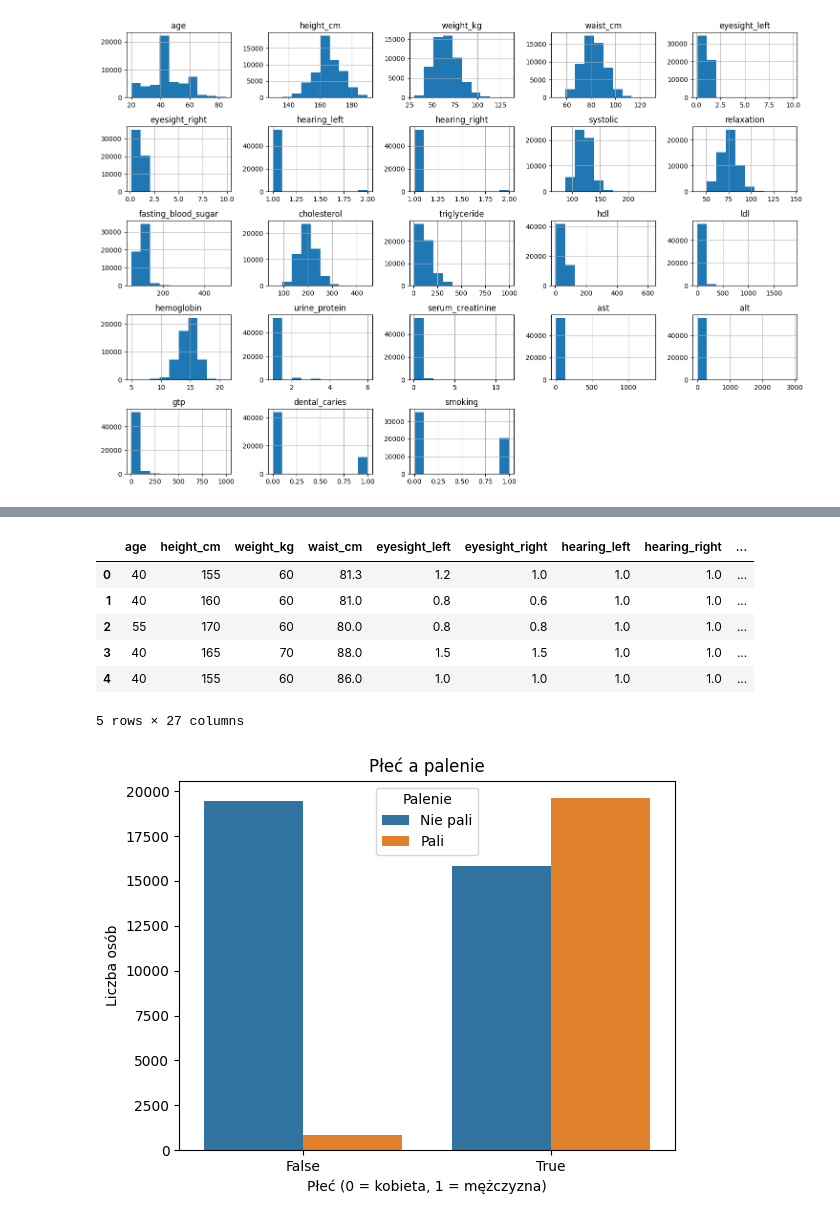
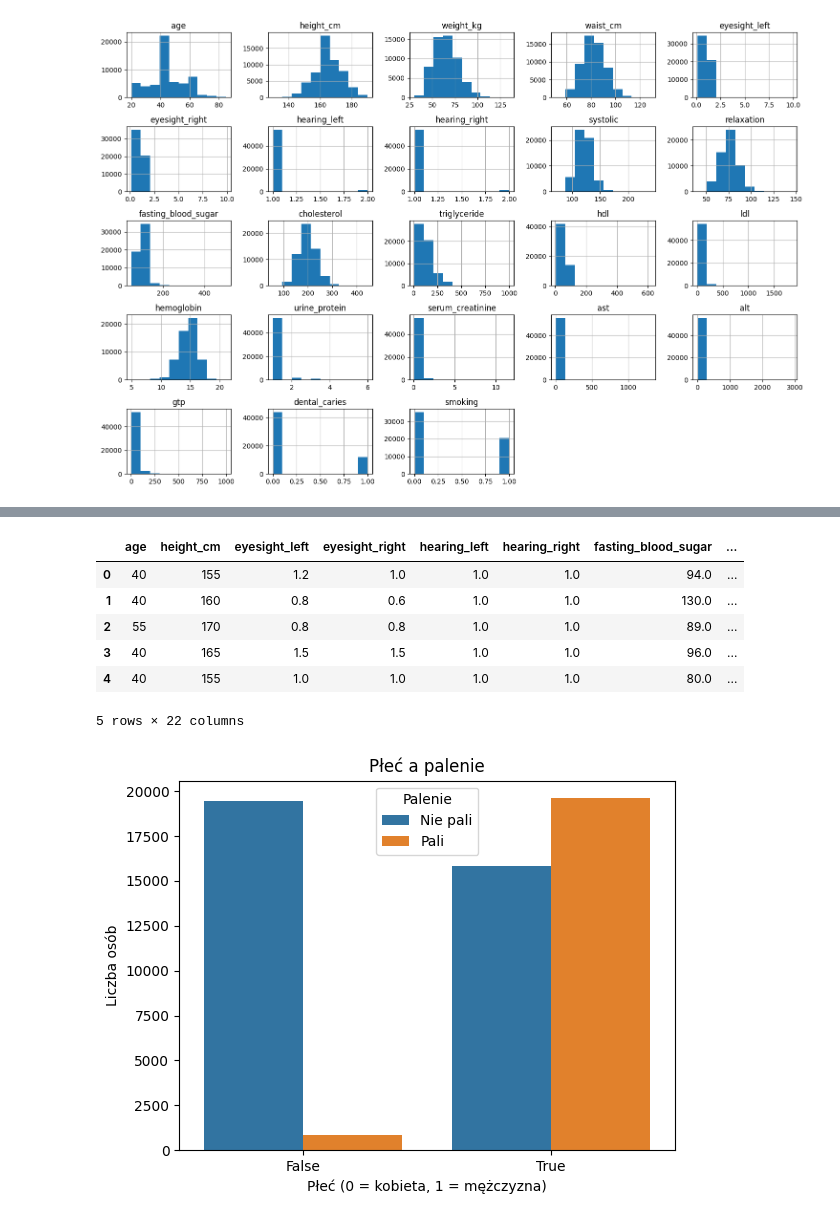
Before and after one commit to msnaspers/ml-pg2025, a Jupyter notebook: projekt_zaliczeniowy.ipynb, the cells around one changed output, grey strips where cells are left out. Saved outputs shown, nothing was run; the diff lists cells and outputs as text; code cells hidden in the pictures.

```diff
--- a/projekt_zaliczeniowy.ipynb
+++ b/projekt_zaliczeniowy.ipynb
@@ -330,3 +281,4 @@ plt.show()
 # %%
-df["pulse_pressure"] = df["systolic"] - df["relaxation"]
-df.head()
+df["systolic_relaxation_multiplication"] = df["systolic"] * df["relaxation"]
+cols_to_drop = ['relaxation', 'systolic']
+df = df.drop(cols_to_drop, axis=1)
@@ -341,11 +284,0 @@ df.head()
-# %%
-df["BMI"] = (df["weight_kg"]/ (df['height_cm']/100) ** 2).round().astype(int)
-df.head()
-# %% [output]
-|  | age | height_cm | weight_kg | waist_cm | eyesight_left | eyesight_right | hearing_left | hearing_right | ... |
-| 0 | 40 | 155 | 60 | 81.3 | 1.2 | 1.0 | 1.0 | 1.0 | ... |
-| 1 | 40 | 160 | 60 | 81.0 | 0.8 | 0.6 | 1.0 | 1.0 | ... |
-| 2 | 55 | 170 | 60 | 80.0 | 0.8 | 0.8 | 1.0 | 1.0 | ... |
-| 3 | 40 | 165 | 70 | 88.0 | 1.5 | 1.5 | 1.0 | 1.0 | ... |
-| 4 | 40 | 155 | 60 | 86.0 | 1.0 | 1.0 | 1.0 | 1.0 | ... |
-5 rows × 27 columns
@@ -354,3 +289,14 @@ df["liver_index_ast_alt_gtp_mean"] = df[["ast", "alt", "gtp"]].mean(axis=1).roun
+# %%
+df = pca_method(df, n_components=1, feature_names=['ast', 'alt'], new_feature_name='ast_alt_pca')
+df.head()
+# %% [output]
+|  | age | height_cm | eyesight_left | eyesight_right | hearing_left | hearing_right | fasting_blood_sugar | ... |
+| 0 | 40 | 155 | 1.2 | 1.0 | 1.0 | 1.0 | 94.0 | ... |
+| 1 | 40 | 160 | 0.8 | 0.6 | 1.0 | 1.0 | 130.0 | ... |
+| 2 | 55 | 170 | 0.8 | 0.8 | 1.0 | 1.0 | 89.0 | ... |
+| 3 | 40 | 165 | 1.5 | 1.5 | 1.0 | 1.0 | 96.0 | ... |
+| 4 | 40 | 155 | 1.0 | 1.0 | 1.0 | 1.0 | 80.0 | ... |
+5 rows × 22 columns
 # %%
 sns.countplot(x='gender_M', hue='smoking', data=df)
 plt.title("Płeć a palenie")
```
Also changed, not shown: parts of 22 cells of this notebook, 1 other file.
